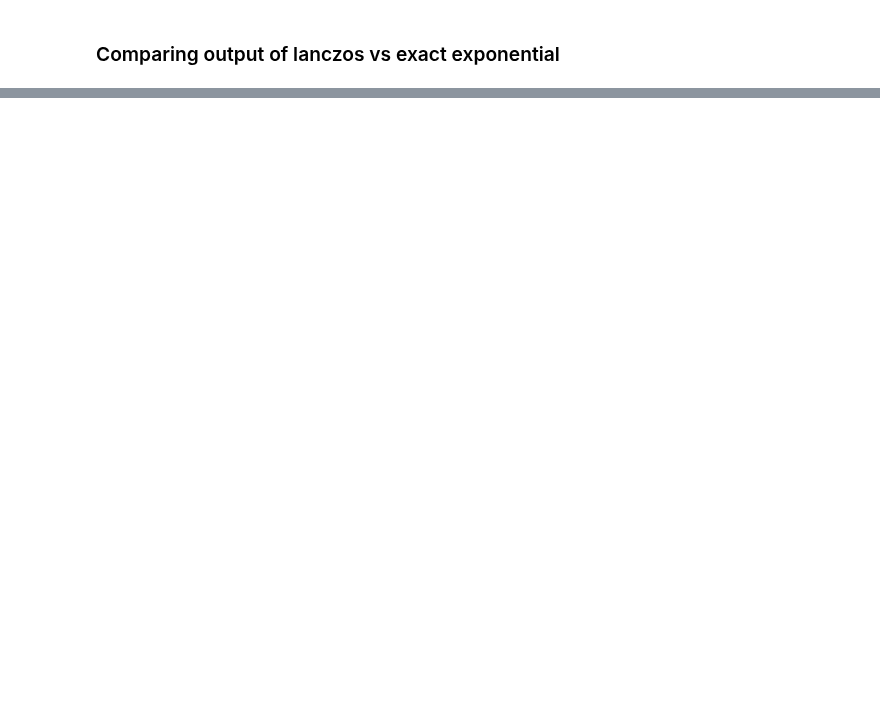
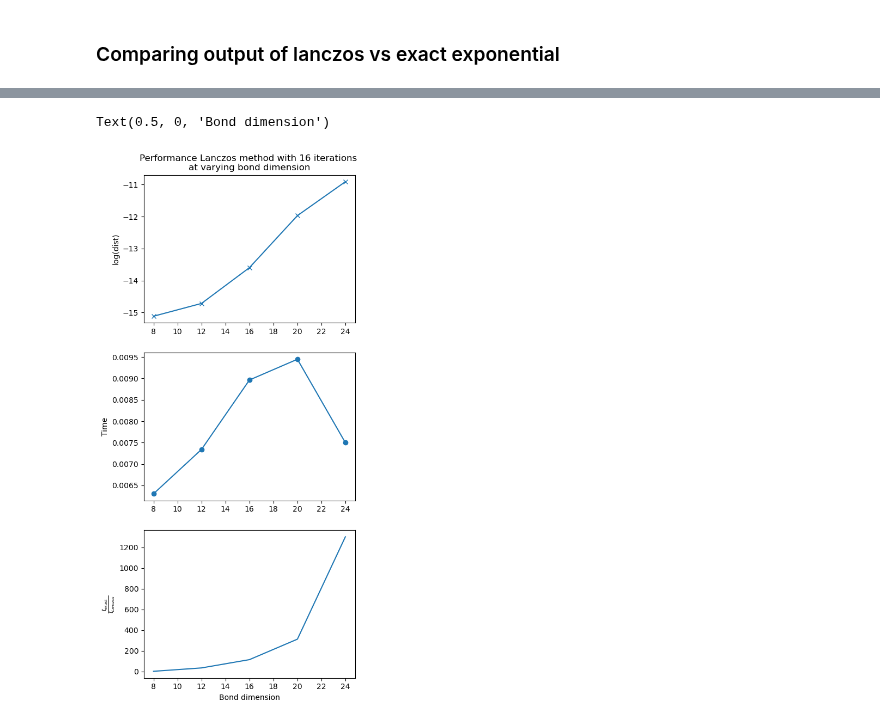
Before and after one commit to OscarCharlieST/quantum-tensor, a Jupyter notebook: matexptest.ipynb, the cells around one changed output, grey strips where cells are left out. Saved outputs shown, nothing was run; the diff lists cells and outputs as text; code cells hidden in the pictures; blank space fills up the shorter version.

Commit message:
Matexptest fully working; lanczos routine clearly outperforms exact method; need to now implement into tdvp.

```diff
--- a/matexptest.ipynb
+++ b/matexptest.ipynb
@@ -235,0 +243,24 @@ Norm / epsilon:  9168.6989
+# %%
+iter_lim = 16
+d = 4 # Physical dimension
+chi = 4 # MPO bond dimension#
+dt = 0.01
+# %%
+# Error as function of bond dim
+import time
+bond_dims = [8,12,16,20,24]
+dists = []
+times = []
+times_ex = []
+for dim in bond_dims:
+    C, W, L, R = build_objects(d, dim, dim, chi)
+    H_eff, H_eff_mat = build_H_eff(W, L, R)
+    t_0 = time.time()
+    C_lanc = lanczos_exp(C, W, L, R, dt=dt, max_iters=iter_lim)
+    t_1 = time.time()
+    C_exact = exact_evolve(C, H_eff_mat, dt)
+    t_2 = time.time()
+    dists.append(la.norm(C_exact - C_lanc))
+    times.append(t_1-t_0)
+    times_ex.append(t_2-t_1)
+time_ratio = [t_ex / t for t,t_ex in zip(times, times_ex)]
@@ -235,0 +278,16 @@ Norm / epsilon:  9168.6989
+# %%
+import matplotlib.pyplot as plt
+fig, ax = plt.subplots(3,1, figsize=(5, 12))
+ax[0].plot(bond_dims, np.log10(dists), marker='x')
+ax[0].set_ylabel('log(dist)')
+ax[0].set_title(f'Performance Lanczos method with {iter_lim} iterations \nat varying bond dimension')
+
+ax[1].plot(bond_dims, times, marker='o')
+ax[1].set_ylabel('Time')
+
+ax[2].plot(bond_dims, time_ratio)
+ax[2].set_ylabel(r'$\frac{t_{exact}}{t_{Lanczos}}$')
+ax[2].set_xlabel('Bond dimension')
+# %% [output]
+Text(0.5, 0, 'Bond dimension')
+[figure, added]
```
Also changed, not shown: parts of 10 cells of this notebook.
